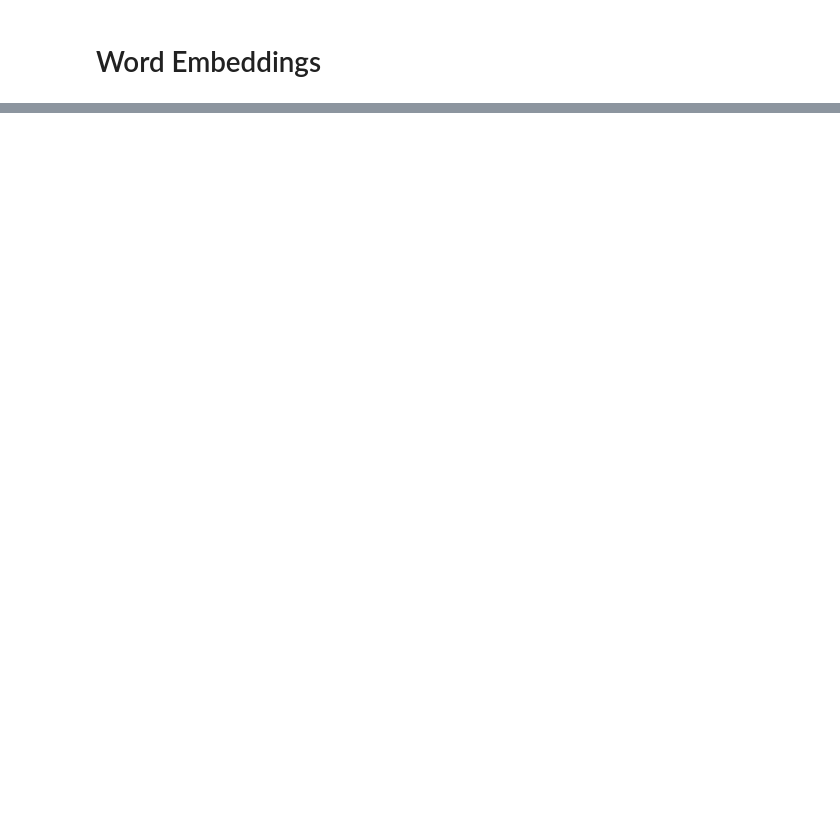
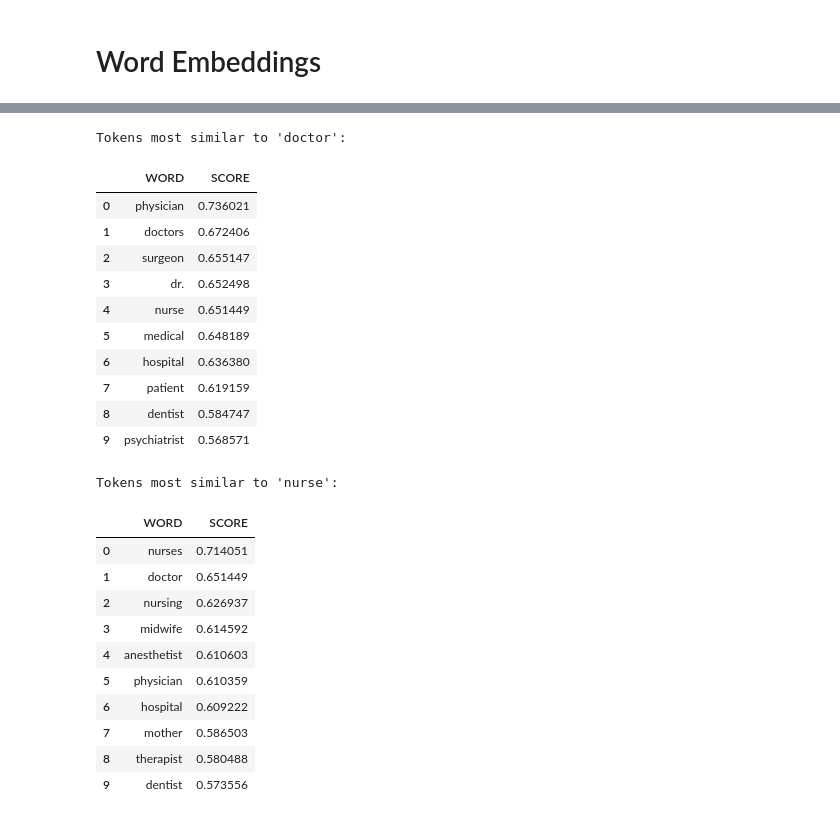
Before and after one commit to ucdavisdatalab/workshop_nlp_with_python, a Jupyter notebook: 04_word-embeddings.ipynb, the cells around one changed output, grey strips where cells are left out. Cells and saved outputs as stored; diff of their text form; code cells hidden in the pictures; blank space fills up the shorter version.

Commit message:
building out word embeddings chapter

```diff
--- a/04_word-embeddings.ipynb
+++ b/04_word-embeddings.ipynb
@@ -267,0 +86,4 @@ alt.Chart(document_clusters).mark_circle(size=30).encode(
+# %%
+from gensim.models import KeyedVectors
+
+model = KeyedVectors.load('data/session_three/glove/glove-wiki-gigaword_200d.bin')
@@ -267,0 +165,5 @@ alt.Chart(document_clusters).mark_circle(size=30).encode(
+# %%
+model_vocab = set(model.index_to_key)
+
+for token in random.sample(model_vocab, 10):
+    print(token)
@@ -267,0 +199,10 @@ alt.Chart(document_clusters).mark_circle(size=30).encode(
+# %%
+corpus_vocab = set(token for doc in corpus for token in doc)
+in_glove = set(token for token in corpus_vocab if model.has_index_for(token))
+no_glove = set(token for token in corpus_vocab if model.has_index_for(token) == False)
+
+print(
+    f"Total words in the corpus vocabulary: {len(corpus_vocab):,}",
+    f"\nNumber of corpus words in GloVe: {len(in_glove):,}",
+    f"\nNumber of corpus words not in GloVe: {len(no_glove):,}"
+)
@@ -267,0 +241,8 @@ alt.Chart(document_clusters).mark_circle(size=30).encode(
+# %%
+targets = random.sample(in_glove, 5)
+
+for token in targets:
+    similarities = model.most_similar(token)
+    print(f"Tokens most similar to '{token}':")
+    df = pd.DataFrame(similarities, columns=['WORD', 'SCORE'])
+    display(df)
@@ -267,0 +329,33 @@ alt.Chart(document_clusters).mark_circle(size=30).encode(
+# %%
+bias_example = ['doctor', 'nurse']
+
+for token in bias_example:
+    similarities = model.most_similar(token)
+    print(f"Tokens most similar to '{token}':")
+    df = pd.DataFrame(similarities, columns=['WORD', 'SCORE'])
+    display(df)
+# %% [output]
+Tokens most similar to 'doctor':
+|  | WORD | SCORE |
+| 0 | physician | 0.736021 |
+| 1 | doctors | 0.672406 |
+| 2 | surgeon | 0.655147 |
+| 3 | dr. | 0.652498 |
+| 4 | nurse | 0.651449 |
+| 5 | medical | 0.648189 |
+| 6 | hospital | 0.636380 |
+| 7 | patient | 0.619159 |
+| 8 | dentist | 0.584747 |
+| 9 | psychiatrist | 0.568571 |
+Tokens most similar to 'nurse':
+|  | WORD | SCORE |
+| 0 | nurses | 0.714051 |
+| 1 | doctor | 0.651449 |
+| 2 | nursing | 0.626937 |
+| 3 | midwife | 0.614592 |
+| 4 | anesthetist | 0.610603 |
+| 5 | physician | 0.610359 |
+| 6 | hospital | 0.609222 |
+| 7 | mother | 0.586503 |
+| 8 | therapist | 0.580488 |
+| 9 | dentist | 0.573556 |
```
Also changed, not shown: parts of 78 cells of this notebook, 3 other files.
